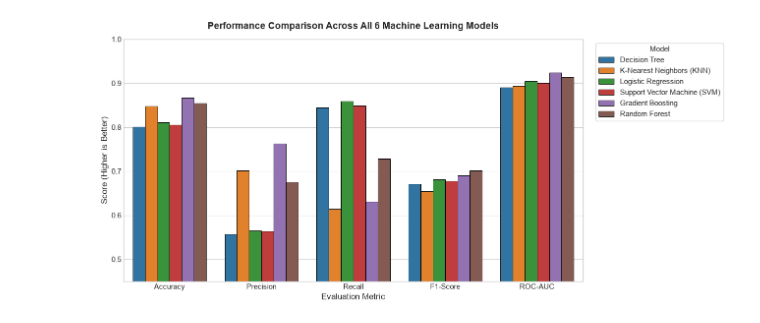
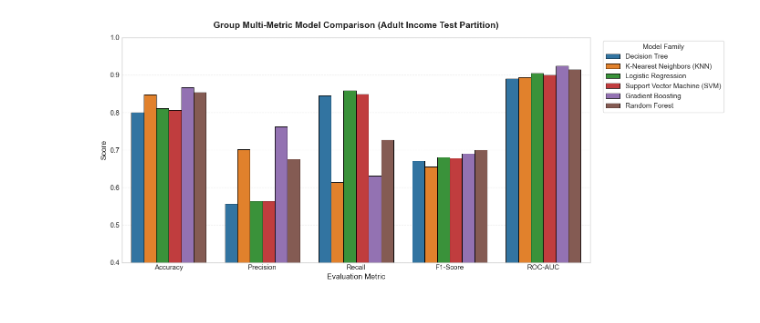
Before and after one commit to mln414/predicting-adult-income-level, a Jupyter notebook: group_model_comparison.ipynb, the cells around one changed output. Cells and saved outputs as stored; diff of their text form; code cells hidden in the pictures.

Commit message:
Resolve RandomForest errors and update group comparison

```diff
--- a/group_model_comparison.ipynb
+++ b/group_model_comparison.ipynb
@@ -40,7 +40,7 @@ import matplotlib.pyplot as plt
 import seaborn as sns
 from pathlib import Path
 
-# Clean visual style
+# Configure plotting aesthetic
 plt.style.use('seaborn-v0_8-whitegrid' if 'seaborn-v0_8-whitegrid' in plt.style.available else 'default')
 plt.rcParams['font.sans-serif'] = 'Arial'
 plt.rcParams['font.size'] = 11
@@ -74,13 +74,14 @@ for file_path in sorted(results_dir.glob("*.json")):
         "Member Name": meta["name"],
         "Model": meta["model"],
         "Accuracy": float(metrics.get("Accuracy") or metrics.get("accuracy") or 0.0),
+        "Balanced Accuracy": float(metrics.get("Balanced_Accuracy") or metrics.get("balanced_accuracy") or 0.0),
         "Precision": float(metrics.get("Precision") or metrics.get("precision") or 0.0),
         "Recall": float(metrics.get("Recall") or metrics.get("recall") or 0.0),
         "F1-Score": float(metrics.get("F1_Score") or metrics.get("f1_score") or 0.0),
         "ROC-AUC": float(metrics.get("ROC_AUC") or metrics.get("roc_auc") or 0.0),
-        "Best Parameters": params
+        "Hyperparameters": params
     })
 
 comparison_df = pd.DataFrame(records)
-print(f"[OK] Successfully loaded {len(comparison_df)} model results from: {results_dir}")
+print(f"[+] Successfully loaded {len(comparison_df)} model results from: {results_dir}")
 # %% [output]
@@ -148,21 +162,38 @@ Here are simple, visual comparisons to show during the viva presentation.
 # %%
-# Chart 1: Side-by-Side Scores for All 6 Models
+# Visual 1: Multi-Metric Group Comparison Bar Chart
 metrics_to_plot = ["Accuracy", "Precision", "Recall", "F1-Score", "ROC-AUC"]
-melted_df = comparison_df.melt(id_vars=["Model"], value_vars=metrics_to_plot, var_name="Metric", value_name="Score")
+plot_df = comparison_df.melt(
+    id_vars=["Model"],
+    value_vars=metrics_to_plot,
+    var_name="Metric",
+    value_name="Score"
+)
 
-fig, ax = plt.subplots(figsize=(13, 6))
-sns.barplot(data=melted_df, x="Metric", y="Score", hue="Model", palette="tab10", edgecolor="black", linewidth=0.7, ax=ax)
+fig, ax = plt.subplots(figsize=(14, 6))
+sns.barplot(
+    data=plot_df,
+    x="Metric",
+    y="Score",
+    hue="Model",
+    palette="tab10",
+    edgecolor="black",
+    linewidth=0.7,
+    ax=ax
+)
 
-ax.set_title("Performance Comparison Across All 6 Machine Learning Models", fontsize=14, fontweight='bold', pad=15)
-ax.set_ylim(0.45, 1.0)
-ax.set_ylabel("Score (Higher is Better)", fontsize=12)
+ax.set_title("Group Multi-Metric Model Comparison (Adult Income Test Partition)", fontsize=14, fontweight='bold', pad=15)
+ax.set_ylim(0.4, 1.0)
+ax.set_ylabel("Score", fontsize=12)
 ax.set_xlabel("Evaluation Metric", fontsize=12)
-ax.legend(title="Model", bbox_to_anchor=(1.02, 1), loc='upper left', frameon=True)
+ax.legend(title="Model Family", bbox_to_anchor=(1.02, 1), loc='upper left', frameon=True)
+
+# Add gridlines
+ax.grid(axis='y', linestyle='--', alpha=0.7)
 
 plt.tight_layout()
 os.makedirs("results/eda_visualizations/models", exist_ok=True)
 plt.savefig("results/eda_visualizations/models/group_model_comparison_bars.png", dpi=300, bbox_inches='tight')
 plt.show()
 # %% [output]
-[figure, old version]
+[figure, new version]
 # %%
```
Also changed, not shown: parts of 17 cells of this notebook, 4 other files.
